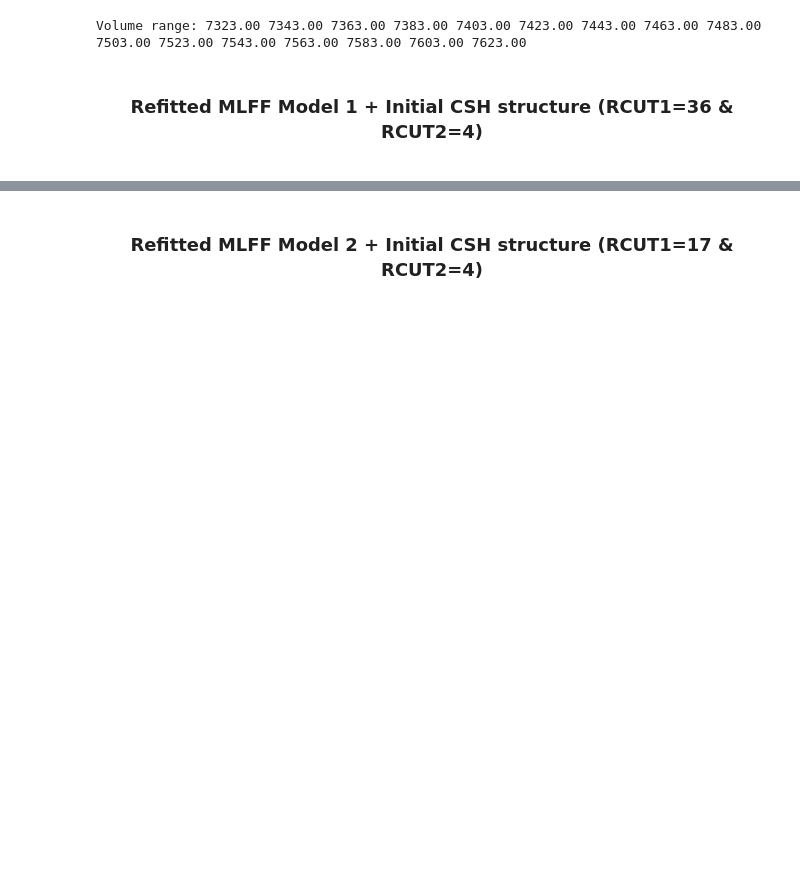
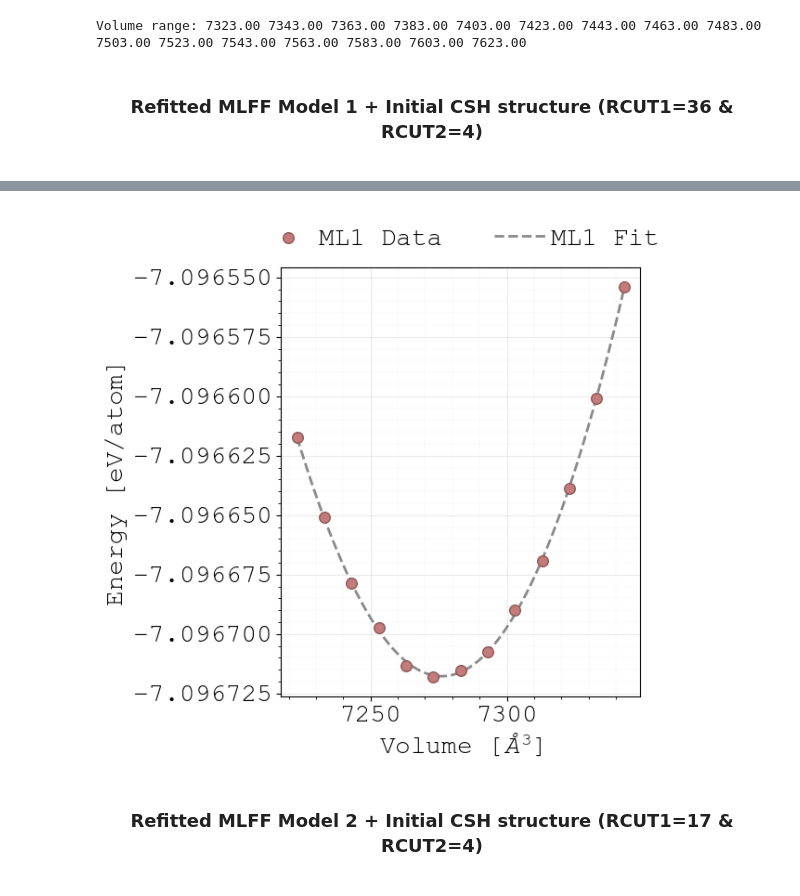
Before and after one commit to quantum-gabo/bachelor-thesis, a Jupyter notebook: notebooks/thesis-figures.ipynb, the cells around one changed output, grey strips where cells are left out. Saved outputs shown, nothing was run; the diff lists cells and outputs as text; code cells hidden in the pictures; blank space fills up the shorter version.

Commit message:
Update thesis figures

```diff
--- a/notebooks/thesis-figures.ipynb
+++ b/notebooks/thesis-figures.ipynb
@@ -334,7 +328,7 @@ kp_vasp = pd.read_csv(kp_vasp_dir, sep=r'\s+', header = None)
 # %%
 # Prepare the data for plotting
 kp_vasp_x = [delta_k[2], delta_k[6], delta_k[8]]
-kp_vasp_y = kp_vasp.iloc[:, 1].values / n_atoms
+kp_vasp_y = kp_vasp.iloc[:, 1].values / POSCAR_FILE.n_atoms
 # %%
 # Set new limits
 gap_kp_vasp_y = 0.0002
@@ -1013,25 +996,11 @@ def EOSModel(V, E0, V0, B0, B1):
     E = E0 + (9 * B0 * V0 / 16) * (DELTA**3 * B1 + DELTA**2 * (6 - 4 * ETA))
 
     return E
-# %%
-# POSCAR file
-CSH_rxo = "../cluster-files/CONTCAR-cem1.rxo"
-with open(CSH_rxo, 'r') as f:
-    lines = f.readlines()
-
-# Get the scale
-scale_rxo = float(lines[1])
-
-# Get lattice vectors
-a_rxo = np.array(list(map(float, lines[2].split())))
-b_rxo = np.array(list(map(float, lines[3].split())))
-c_rxo = np.array(list(map(float, lines[4].split())))
-
-# Scale the lattice vectors
-a_rxo *= scale_rxo
-b_rxo *= scale_rxo
-c_rxo *= scale_rxo
-
-# Get the volume
-volume_rxo = np.dot(np.cross(a_rxo, b_rxo), c_rxo)
+# %%
+# POSCAR file
+CSH_rxo = "../cluster-files/CONTCAR-cem1.rxo"
+
+POSCAR_RX0 = ReadPoscarFile(CSH_rxo)
+v_min = POSCAR_RX0.volume * (1 - 0.02)  # 2% below the equilibrium volume
+v_max = POSCAR_RX0.volume * (1 + 0.02)  # 2% above the equilibrium volume
 # %%
@@ -1154,0 +1175,6 @@ plt.show()
+# %%
+# Load the EOS data for ML1
+EOS_ML1 = MyEOSFitter(eos_400K_dir + "volume-m1-4.dat", normalise=True)
+
+# Get the fit parameters for ML1
+EOS_ML1.GetFitParams(anzat = anzat, start = 0, end = 11)
@@ -1155,3 +1211,7 @@ plt.show()
+# %%
+EOS_ML1.ShowFittedEOS(labels = ['ML1 Data', 'ML1 Fit'], save = False)
+# %% [output]
+[figure, added]
 # %% [markdown]
 <div class="header" style="text-align: center; margin-top: 20px; margin-bottom: 20px; font-family: Arial, sans-serif;">
     <h3>
```
Also changed, not shown: parts of 45 cells of this notebook.
